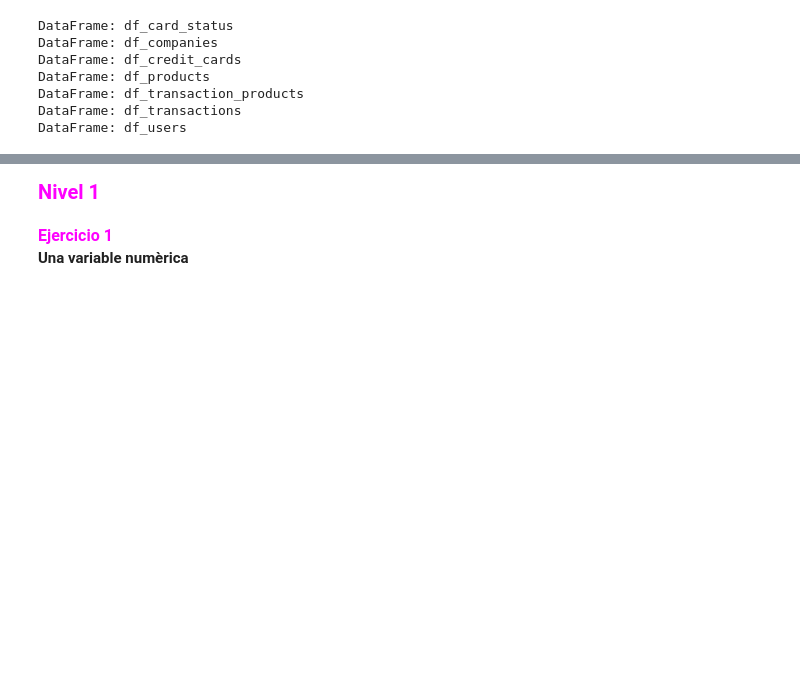
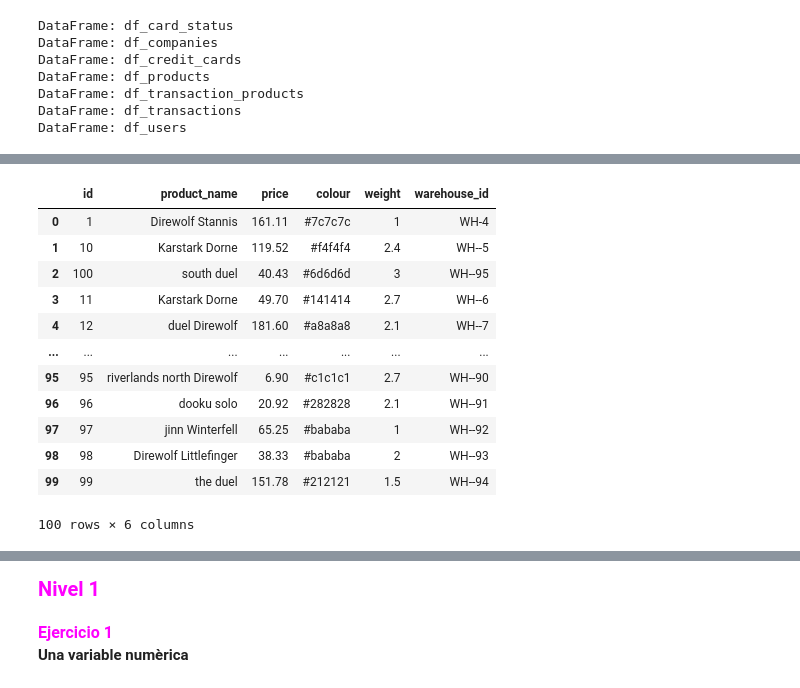
Before and after one commit to Nathalia-GM2912/Data_Analytics_2024, a Jupyter notebook: Sprint_8_Python/Sprint_8.01.ipynb, the cells around one changed output, grey strips where cells are left out. Cells and saved outputs as stored; diff of their text form; code cells hidden in the pictures; blank space fills up the shorter version.

```diff
--- a/Sprint_8_Python/Sprint_8.01.ipynb
+++ b/Sprint_8_Python/Sprint_8.01.ipynb
@@ -113,0 +132,18 @@ DataFrame: df_users
+# %%
+# Probando visualizaciones
+
+df_products
+# %% [output]
+|  | id | product_name | price | colour | weight | warehouse_id |
+| 0 | 1 | Direwolf Stannis | 161.11 | #7c7c7c | 1 | WH-4 |
+| 1 | 10 | Karstark Dorne | 119.52 | #f4f4f4 | 2.4 | WH--5 |
+| 2 | 100 | south duel | 40.43 | #6d6d6d | 3 | WH--95 |
+| 3 | 11 | Karstark Dorne | 49.70 | #141414 | 2.7 | WH--6 |
+| 4 | 12 | duel Direwolf | 181.60 | #a8a8a8 | 2.1 | WH--7 |
+| ... | ... | ... | ... | ... | ... | ... |
+| 95 | 95 | riverlands north Direwolf | 6.90 | #c1c1c1 | 2.7 | WH--90 |
+| 96 | 96 | dooku solo | 20.92 | #282828 | 2.1 | WH--91 |
+| 97 | 97 | jinn Winterfell | 65.25 | #bababa | 1 | WH--92 |
+| 98 | 98 | Direwolf Littlefinger | 38.33 | #bababa | 2 | WH--93 |
+| 99 | 99 | the duel | 151.78 | #212121 | 1.5 | WH--94 |
+100 rows × 6 columns
```
Also changed, not shown: parts of 10 cells of this notebook.
